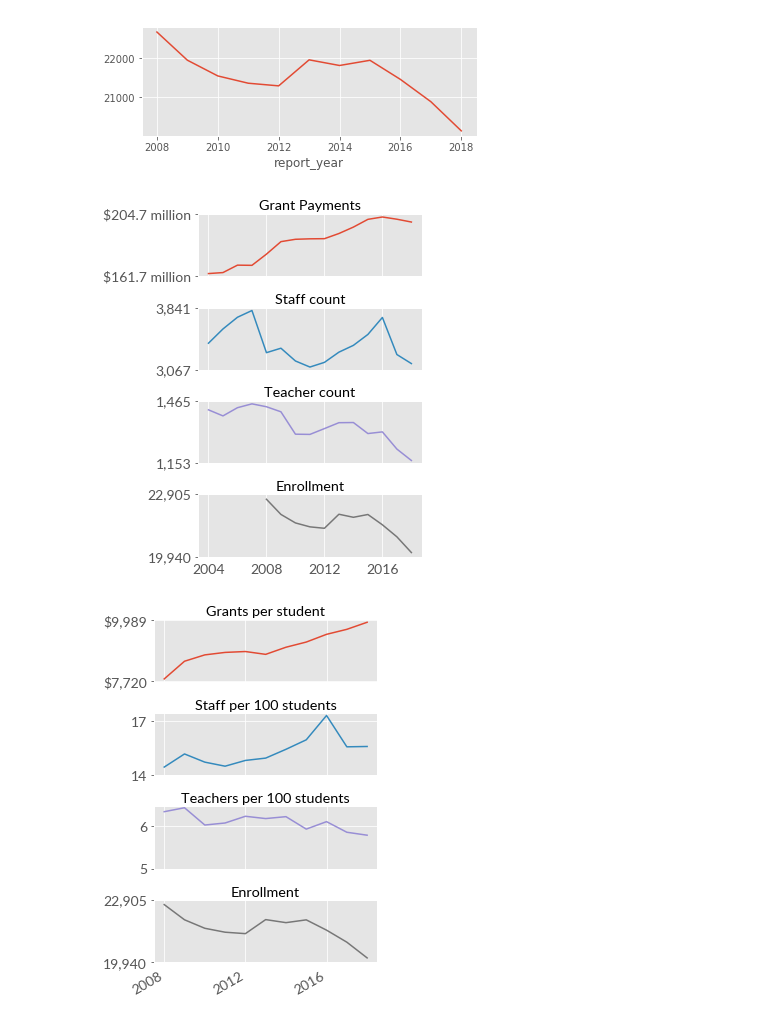
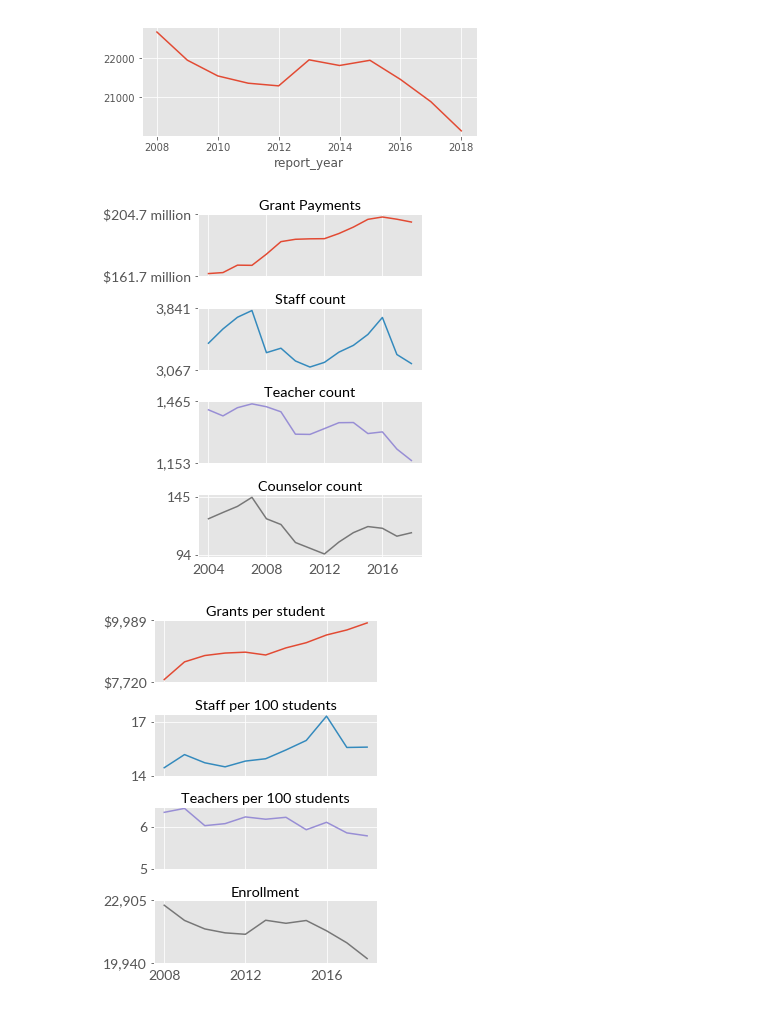
Before and after one commit to jakekara/staffing-levels, a Jupyter notebook: town-level charts.ipynb, the cells around one changed output. Cells and saved outputs as stored; diff of their text form; code cells hidden in the pictures.

```diff
--- a/town-level charts.ipynb
+++ b/town-level charts.ipynb
@@ -91,35 +91,45 @@ def make_stack(city, charts, adjusted=False,xticks=[2004,2008,2012,2016]):
         legend=False,
         sharex=True,
         figsize=(4,7),
-        xticks=xticks
+        xticks=xticks,
+        layout=(4,1)
     )
 
 
 
     i = 0
-    for cell in axs:
-        cell.set_title(titles[i])
-        #cell.xaxis.set_ticks_position('none')
-        #cell.xaxis.set_tick_params(rotation=90, ha="center")
-        cell.set_xticklabels(xticks, rotation=0, ha="center")
-        if "yfmt" in charts[i]:
-            yfmt = charts[i]["yfmt"]
-            ytick = mtick.FuncFormatter(yfmt)
-            cell.yaxis.set_major_formatter(ytick)
-        ln = cell.get_lines()
-        min_max = [int(ln[0].get_data()[1].min() * 0.99),
-                   int(ln[0].get_data()[1].max() * 1.01)]
-        cell.set_yticks(min_max)
-        cell.tick_params(
-            axis='x',          # changes apply to the x-axis
-            which='both',      # both major and minor ticks are affected
-            bottom=False,      # ticks along the bottom edge are off
-            top=False,         # ticks along the top edge are off
-            #labelbottom=False
-        ) # labels along the bottom edge are off
-        cell.xaxis.label.set_visible(False)
+    for row in axs:
+        for cell in row:
+#             print cell
+#             print i
+#             print titles
+            try:
+                _ = titles[i]
+            except:
+                continue
+            cell.set_title(titles[i])
 
-        i += 1
+            #cell.xaxis.set_ticks_position('none')
+            #cell.xaxis.set_tick_params(rotation=90, ha="center")
+            cell.set_xticklabels(xticks, rotation=0, ha="center")
+            if "yfmt" in charts[i]:
+                yfmt = charts[i]["yfmt"]
+                ytick = mtick.FuncFormatter(yfmt)
+                cell.yaxis.set_major_formatter(ytick)
+            ln = cell.get_lines()
+            min_max = [int(ln[0].get_data()[1].min() * 0.99),
+                       int(ln[0].get_data()[1].max() * 1.01)]
+            cell.set_yticks(min_max)
+            cell.tick_params(
+                axis='x',          # changes apply to the x-axis
+                which='both',      # both major and minor ticks are affected
+                bottom=False,      # ticks along the bottom edge are off
+                top=False,         # ticks along the top edge are off
+                #labelbottom=False
+            ) # labels along the bottom edge are off
+            cell.xaxis.label.set_visible(False)
+
+            i += 1
 
     plt.subplots_adjust(
         wspace=0.5,
@@ -128,37 +138,36 @@ def make_stack(city, charts, adjusted=False,xticks=[2004,2008,2012,2016]):
 
     #plt.suptitle(city, fontsize=20)
 
     return
 
 make_unadjusted_stack = lambda x: make_stack(x,[
         {
             "column":"Grant Payments",
             "title":"Grant Payments",
             "yfmt": lambda x, _: "$%s" % humanize.intword(x)
         },
         {
             "column":"FTE Count",
             "title":"Staff count",
             "yfmt": lambda x, _: "%s" % humanize.intcomma(x)
         },
         {
             "column":"Teacher FTE Count",
             "title":"Teacher count",
             "yfmt": lambda x, _: "%s" % humanize.intcomma(x)
         },
         {
-            "column":"EDSIGHT_ENROLLMENT",
-            "title":"Enrollment",
+            "column":"Counselor FTE Count",
+            "title":"Counselor count",
             "yfmt": lambda x, _: "%s" % humanize.intcomma(x)
-
         }
 
     ]
 )
 
 make_unadjusted_stack("HARTFORD")
 # %% [output]
-[figure, old version]
+[figure, new version]
 # %%
 make_adjusted_stack = lambda x: make_stack(
     x,
@@ -191,7 +200,7 @@ make_adjusted_stack = lambda x: make_stack(
 
 make_adjusted_stack("HARTFORD")
 # %% [output]
-[figure, old version]
+[figure, new version]
 # %%
 make_unadjusted_stack("HARTFORD")
 # %% [output]
```
Also changed, not shown: parts of 3 cells of this notebook, 2 other files.
